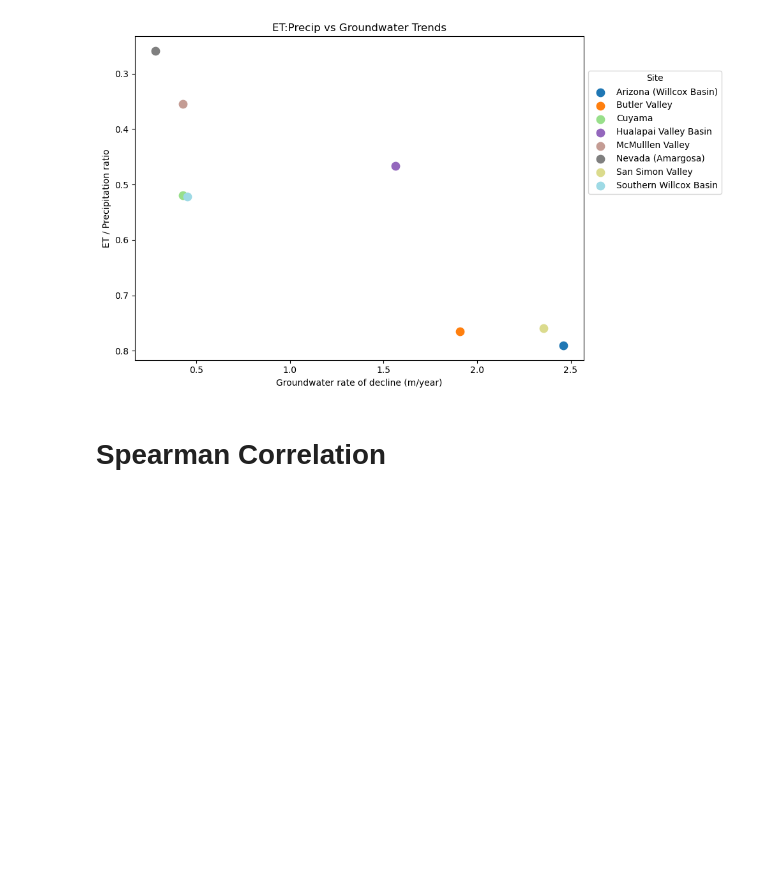
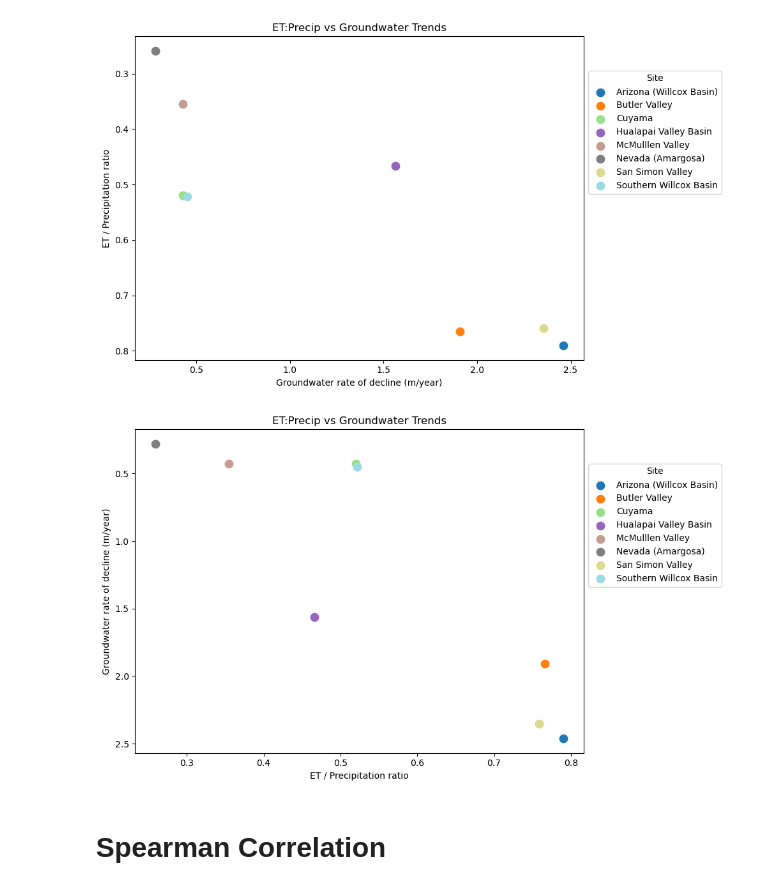
Before and after one commit to meds-AridGW/GW-depth-data-exploration, a Jupyter notebook: precipitation.ipynb, the cells around one changed output. Saved outputs shown, nothing was run; the diff lists cells and outputs as text; code cells hidden in the pictures; blank space fills up the shorter version.

Commit message:
fix plot

```diff
--- a/precipitation.ipynb
+++ b/precipitation.ipynb
@@ -304,6 +304,34 @@ plt.tight_layout()
 plt.show()
 # %% [output]
 [figure]
+# %%
+plt.figure(figsize=(10, 6))
+
+# Scatter points colored by site
+for site, color in zip(sites, colors):
+    subset = site_summary[site_summary["location"] == site]
+    plt.scatter(subset["et_precip_ratio"],
+                subset["gw_trend_m_per_yr"],
+                label=site,
+                color=color,
+                s=80)
+
+# # Label each point with its site
+# for i, row in site_summary.iterrows():
+#     plt.text(row["gw_trend_m_per_yr"] + 0.05,
+#              row["et_precip_ratio"],
+#              row["location"],   # updated column name
+#              fontsize=9)
+
+plt.xlabel("ET / Precipitation ratio")
+plt.ylabel("Groundwater rate of decline (m/year)")
+plt.title("ET:Precip vs Groundwater Trends")
+plt.legend(title="Site", loc='lower left', bbox_to_anchor=(1, .5))
+plt.gca().invert_yaxis()
+plt.tight_layout()
+plt.show()
+# %% [output]
+[figure, added]
 # %% [markdown]
 # Spearman Correlation
 # %%
```
Also changed, not shown: parts of 6 cells of this notebook.
